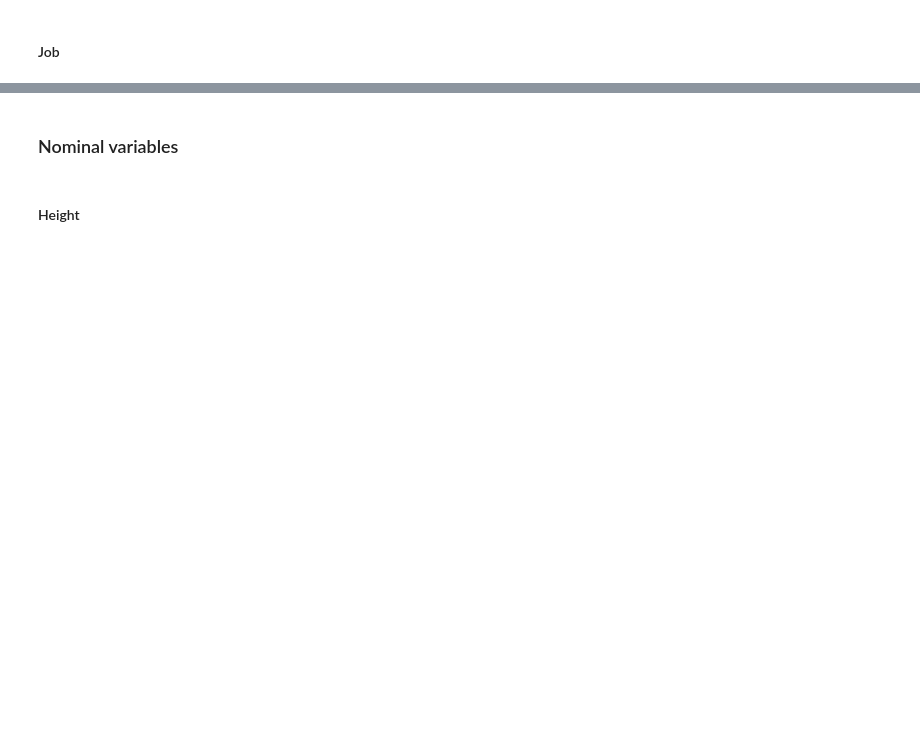
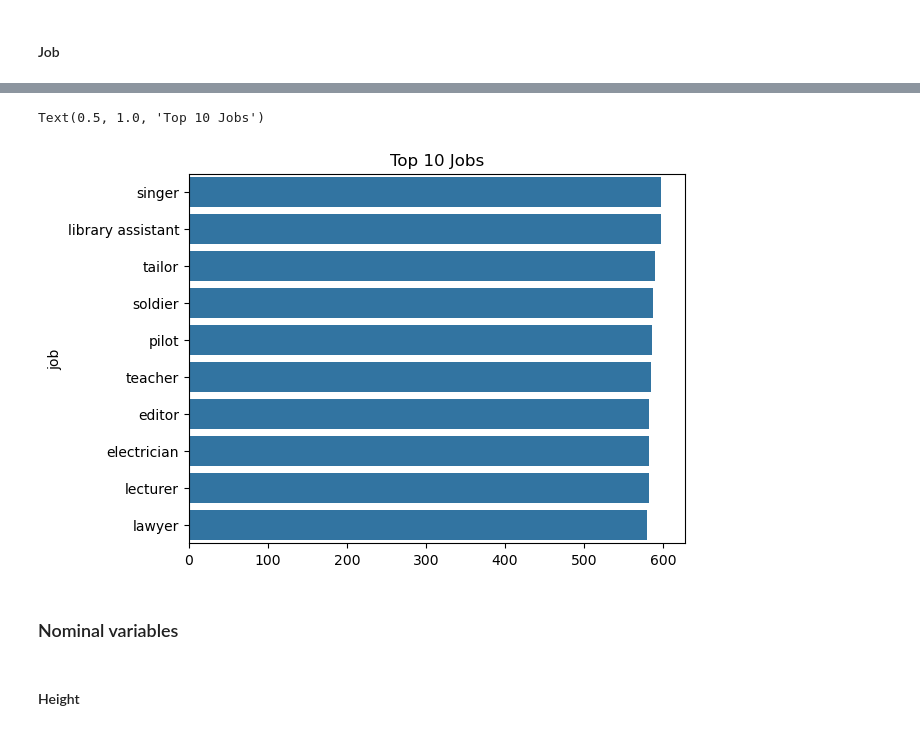
Before and after one commit to ironhack-edu/tech_challenge_dsml, a Jupyter notebook: business-case-challenge-iron-match.ipynb, the cells around one changed output, grey strips where cells are left out. Drawn from its saved outputs; the diff is of its cells as text; code cells hidden in the pictures; blank space fills up the shorter version.

```diff
--- a/business-case-challenge-iron-match.ipynb
+++ b/business-case-challenge-iron-match.ipynb
@@ -62,3 +133,12 @@ Let's have a quick look at the categorical variables.
+# %%
+top_ten_jobs = dataset['job'].value_counts().head(10)
+top_ten_jobs
+
+sns.barplot(x=top_ten_jobs.values, y=top_ten_jobs.index)
+plt.title("Top 10 Jobs")
+# %% [output]
+Text(0.5, 1.0, 'Top 10 Jobs')
+[figure, added]
 # %% [markdown]
 ### Nominal variables
 # %% [markdown]
```
Also changed, not shown: parts of 71 cells of this notebook.
